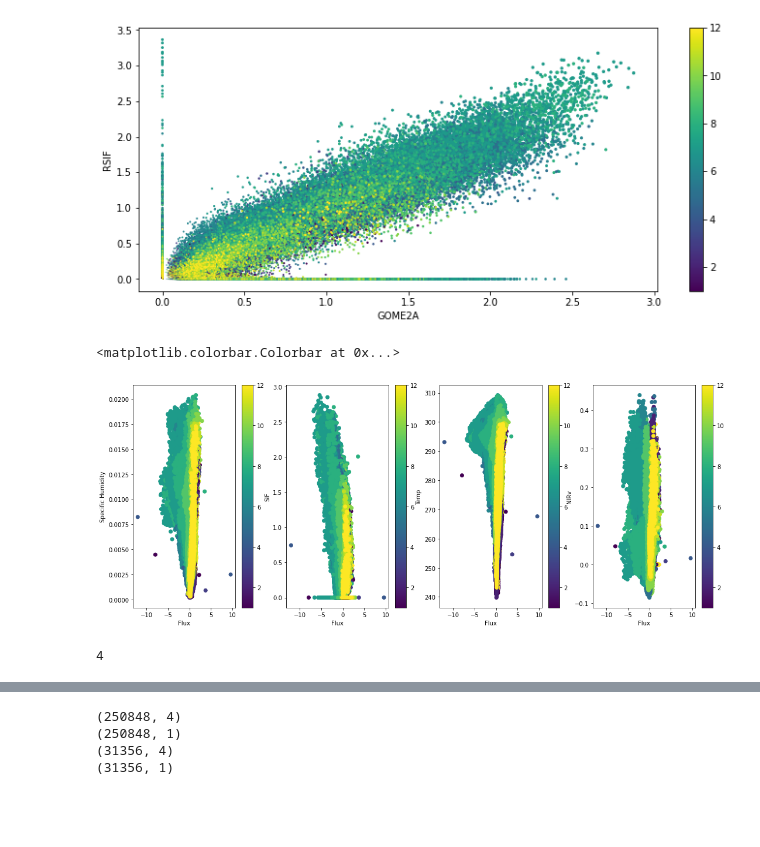
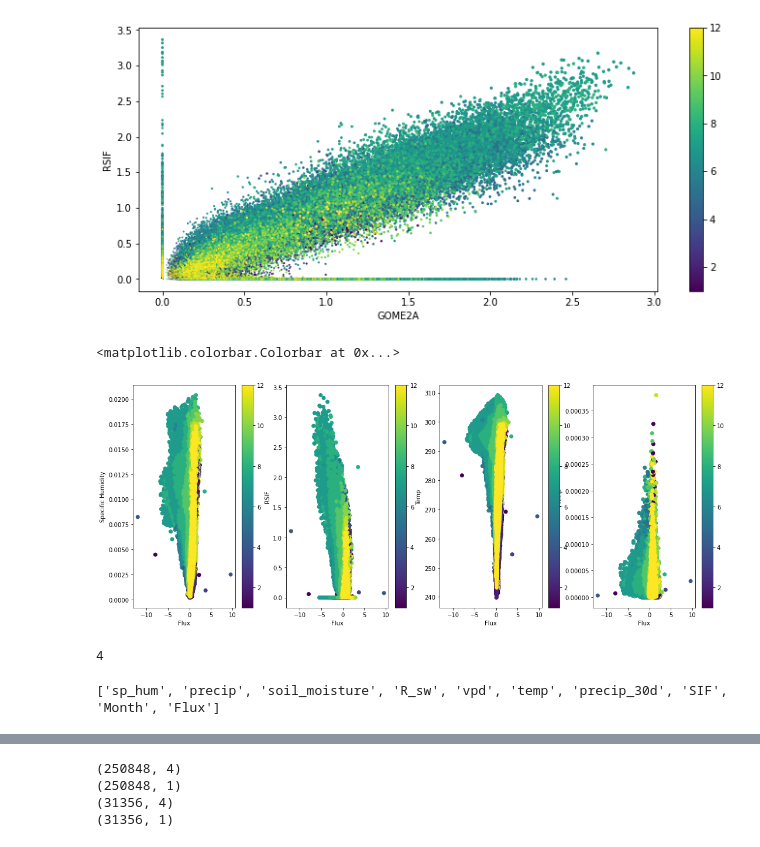
Before and after one commit to ypshiga/Neural_tutorial, a Jupyter notebook: NN_sandbox.ipynb, the cells around one changed output, grey strips where cells are left out. Cells and saved outputs as stored; diff of their text form; code cells hidden in the pictures; blank space fills up the shorter version.

```diff
--- a/NN_sandbox.ipynb
+++ b/NN_sandbox.ipynb
@@ -220,7 +241,8 @@ sif_varR = np.array(nc_sif.variables["RSIF::SIF"]) # create numpy array note sha
 num_rows, num_cols = sif_varR.shape # number of rows and columns
 sif_varR=sif_varR.reshape((num_rows*num_cols, 1),order='F') # reshape into one vector by stacking each column (month)
 sif_varR=sif_varR[0:2613*9*12]
-sif_varR[np.isnan(sif_varR)] = 0
+ind_sifR=np.isnan(sif_varR)
+sif_varR[ind_sifR] = 0
 print(sif_varR.shape)
 
 filename_sif = data_dir + "predictors/processed/sif-2007-to-2016-NA-monthly.nc"
@@ -295,12 +317,12 @@ print(flux_var.shape)
 # reshape to average by month
 b = np.reshape(np.ravel(sif_varR, order='F'), (2613,12,9,-1),order='F')
 a = np.reshape(np.ravel(nirv_var,order='F'), (2613,12,9,-1),order='F')
-c = np.reshape(np.ravel(ndvi_var,order='F'), (2613,12,9,-1),order='F')
+# c = np.reshape(np.ravel(ndvi_var,order='F'), (2613,12,9,-1),order='F')
 
 # average by year
 b = np.mean(b,axis=0)
 a = np.mean(a,axis=0)
-c = np.mean(c,axis=0)
+# c = np.mean(c,axis=0)
 
 print(b.shape)
 # average by month
@@ -310,7 +332,7 @@ b = b.reshape(1,12*9,order='F')
 #a = np.mean(a,axis=1)
 a = a.reshape(1,12*9,order='F')
 # print(X_full_av_mon.shape)
-c = c.reshape(12*9,1,order='F')
+# c = c.reshape(12*9,1,order='F')
 
 # month variable
 mon_array = np.arange(0, 12*9, dtype=float)
@@ -386,32 +408,32 @@ fig.colorbar(a1,ax=ax1)
 # %%
 # try plotting variables against flux using month as color
 fig, (ax1, ax2, ax3,ax4) = plt.subplots( 1,4,figsize=(18,7))
 
 a1=ax1.scatter(flux_var, X2[:,0],c=month_vec)
 ax1.set(ylabel='Specific Humidity')
 ax1.set(xlabel='Flux')
 fig.colorbar(a1,ax=ax1)
 
-a2=ax2.scatter(flux_var, sif_var2A[:,0],c=month_vec)
-ax2.set(ylabel='SIF')
+a2=ax2.scatter(flux_var, sif_varR[:,0],c=month_vec)
+ax2.set(ylabel='RSIF')
 ax2.set(xlabel='Flux')
 fig.colorbar(a2,ax=ax2)
 
 a3=ax3.scatter(flux_var, X2[:,5],c=month_vec)
 ax3.set(ylabel='Temp')
 ax3.set(xlabel='Flux')
 fig.colorbar(a3,ax=ax3)
 
 
-a4=ax4.scatter(flux_var, nirv_var,c=month_vec)
-ax4.set(ylabel='NIRv')
+a4=ax4.scatter(flux_var, X2[:,1],c=month_vec)
+ax4.set(ylabel='Precip')
 ax4.set(xlabel='Flux')
 fig.colorbar(a4,ax=ax4)
 
 #fig.tight_layout()
 # %% [output]
 <matplotlib.colorbar.Colorbar at 0x...>
-[figure, old version]
+[figure, new version]
 # %%
 # Combine all predictors into one large matrix
 # NARR, NIRv, Month
@@ -425,3 +447,13 @@ X_full = X_pars
 print(X_full.shape[1])
 # %% [output]
 4
+# %%
+# Create pandas dataframe
+col_names = var_names + ['SIF' , 'Month','Flux']
+print(col_names)
+df = pd.DataFrame(np.concatenate((X_narr_sif,flux_var),axis=1), columns = col_names)
+
+train_dataset = df.sample(frac=0.8, random_state=0)
+test_dataset = df.drop(train_dataset.index)
+# %% [output]
+['sp_hum', 'precip', 'soil_moisture', 'R_sw', 'vpd', 'temp', 'precip_30d', 'SIF', 'Month', 'Flux']
```
Also changed, not shown: parts of 8 cells of this notebook.
